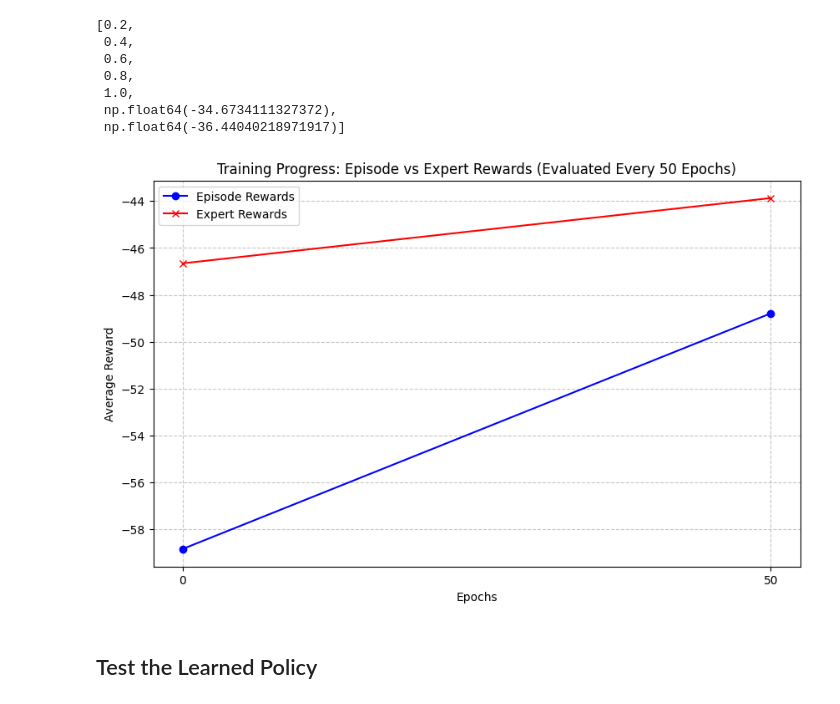
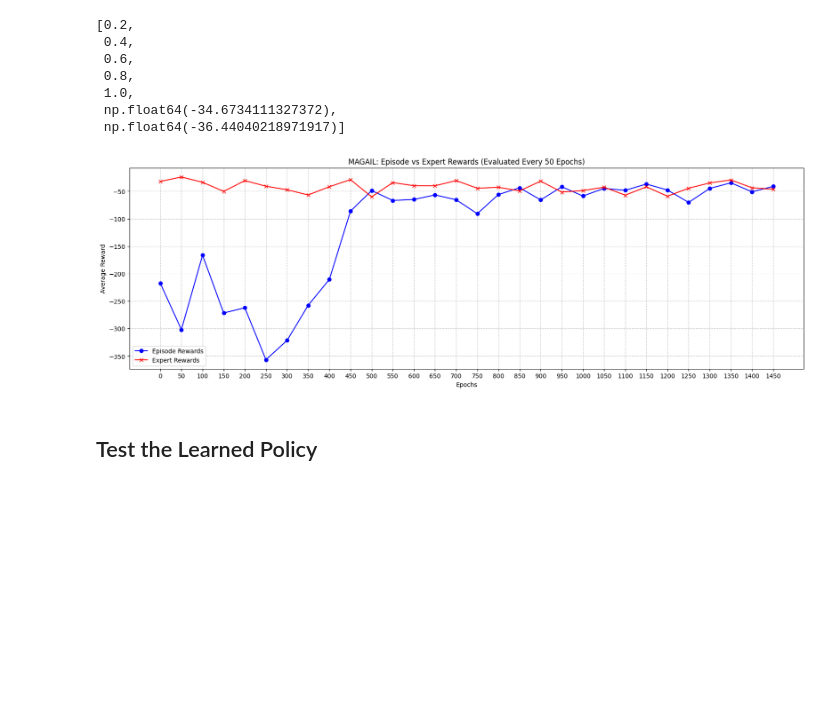
Before and after one commit to valeriacerciello/uzh-masters-project, a Jupyter notebook: MAGAIL.ipynb, the cells around one changed output. Drawn from its saved outputs; the diff is of its cells as text; code cells hidden in the pictures; blank space fills up the shorter version.

Commit message:
Plot the reward curve

```diff
--- a/MAGAIL.ipynb
+++ b/MAGAIL.ipynb
@@ -548,30 +558,30 @@ KeyboardInterrupt:
 # %%
 import matplotlib.pyplot as plt
 import numpy as np
 
 # Assuming these are your lists (replace with your actual data)
 # Example data for demonstration
 
 epochs = range(0, len(all_episode_rewards) * 50, 50)  # X-axis: epochs (0, 50, 100, ...)
 
 
 # Create the plot
-plt.figure(figsize=(10, 6))
+plt.figure(figsize=(20, 6))
 plt.plot(epochs, all_episode_rewards, label='Episode Rewards', marker='o', color='blue')
 plt.plot(epochs, all_expert_rewards, label='Expert Rewards', marker='x', color='red')
 
 # Customize the plot
 plt.xlabel('Epochs')
 plt.ylabel('Average Reward')
-plt.title('Training Progress: Episode vs Expert Rewards (Evaluated Every 50 Epochs)')
+plt.title('MAGAIL: Episode vs Expert Rewards (Evaluated Every 50 Epochs)')
 plt.grid(True, linestyle='--', alpha=0.7)
 plt.legend()
 plt.xticks(epochs)  # Show epoch numbers on x-axis
 
 # Display the plot
 plt.show()
 # %% [output]
-[figure, old version]
+[figure, new version]
 # %% [markdown]
 ## Test the Learned Policy
 # %%
```
Also changed, not shown: parts of 2 cells of this notebook.
